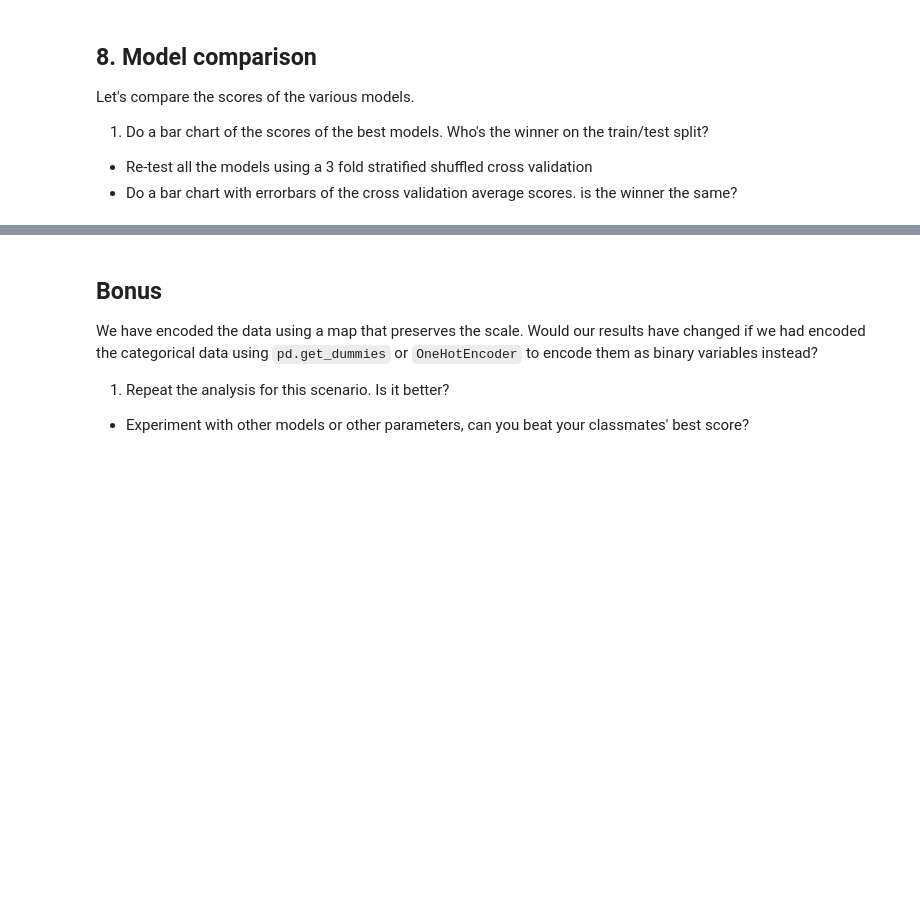
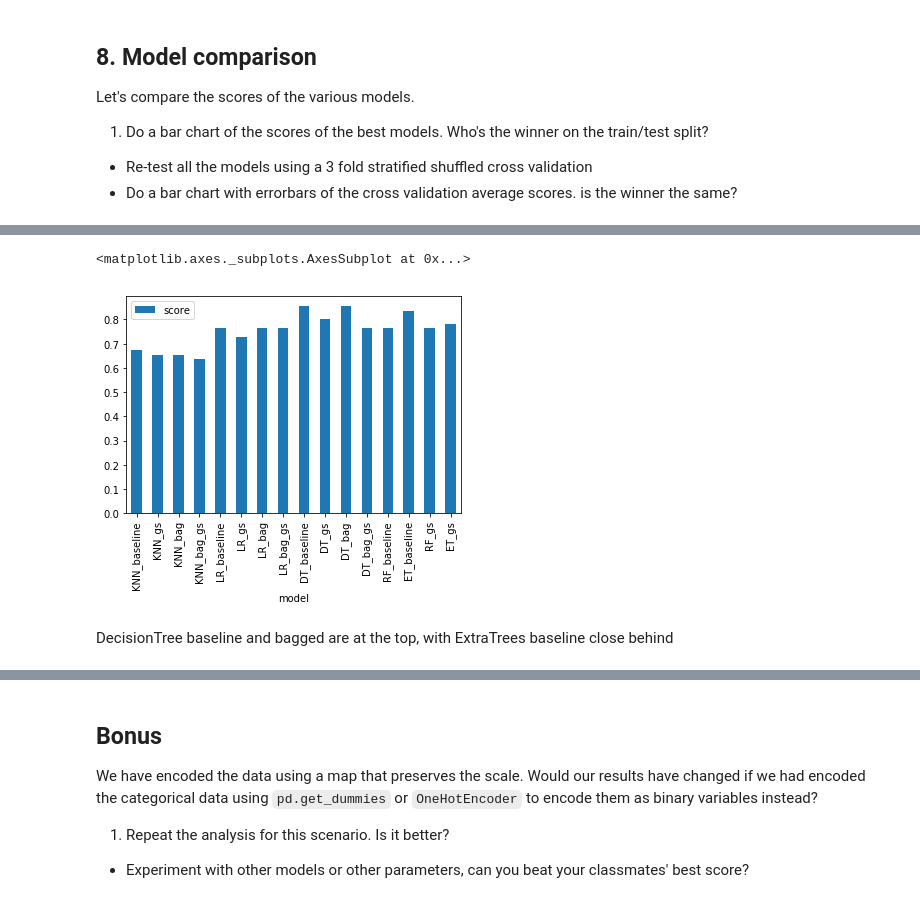
Before and after one commit to matthewbrems/old, a Jupyter notebook: curriculum/06-week/6.08-model-evaluation-lab/6.08-starter-code-jd.ipynb, the cells around one changed output, grey strips where cells are left out. Cells and saved outputs as stored; diff of their text form; code cells hidden in the pictures; blank space fills up the shorter version.

```diff
--- a/curriculum/06-week/6.08-model-evaluation-lab/6.08-starter-code-jd.ipynb
+++ b/curriculum/06-week/6.08-model-evaluation-lab/6.08-starter-code-jd.ipynb
@@ -49,7 +49,9 @@ from sklearn.metrics import accuracy_score, precision_score, recall_score, confu
 
 X_train, X_test, y_train, y_test = train_test_split(X, y, test_size=0.3, random_state=42, stratify=y)
 
-def evaluate_model(model):
+all_models = []
+
+def evaluate_model(model,name):
     model.fit(X_train, y_train)
     predictions = model.predict(X_test)
     score = accuracy_score(y_test, predictions)
@@ -58,10 +60,11 @@ def evaluate_model(model):
 
     print matrix
     print class_report
-
     print score
-
-all_models = {}
+    entry = {}
+    entry['model'] = name
+    entry['score'] = score
+    all_models.append(entry)
 # %% [markdown]
 ## 3.a KNN
 
@@ -197,0 +421,17 @@ Let's compare the scores of the various models.
+# %%
+
+new_list = []
+
+for i in all_models:
+    new_list.append([i['model'],i['score']])
+
+
+bar_df = pd.DataFrame(new_list,columns=['model','score'])
+bar_df.set_index('model',inplace=True)
+# %%
+bar_df.plot(kind='bar')
+# %% [output]
+<matplotlib.axes._subplots.AxesSubplot at 0x...>
+[figure, added]
+# %% [markdown]
+DecisionTree baseline and bagged are at the top, with ExtraTrees baseline close behind
```
Also changed, not shown: parts of 24 cells of this notebook, 2 other files.
